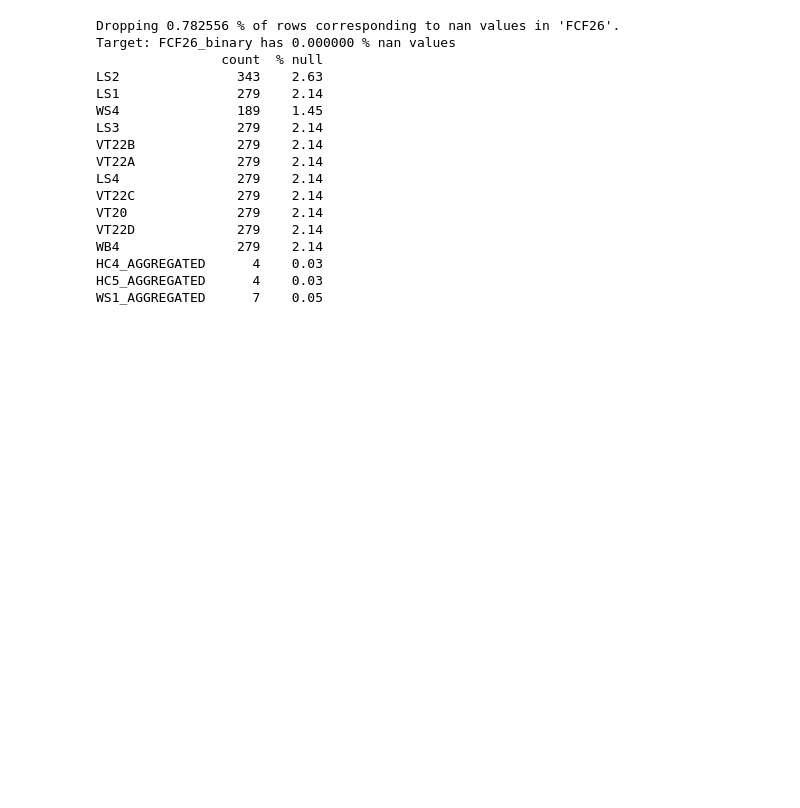
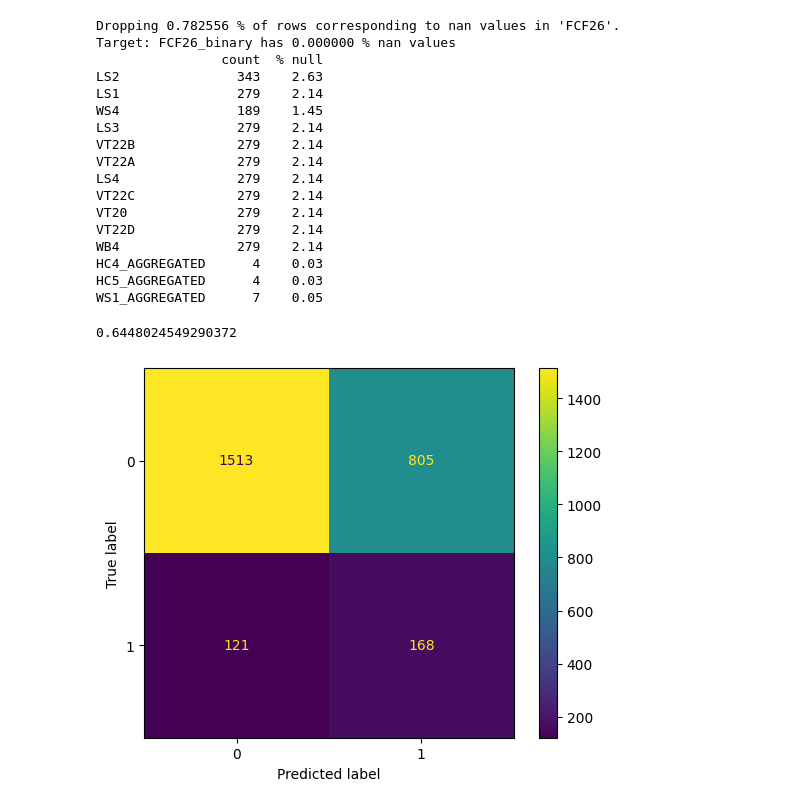
Before and after one commit to bendesousa/ML-Project, a Jupyter notebook: eda_draft.ipynb, the cells around one changed output. Saved outputs shown, nothing was run; the diff lists cells and outputs as text; code cells hidden in the pictures; blank space fills up the shorter version.

```diff
--- a/eda_draft.ipynb
+++ b/eda_draft.ipynb
@@ -111,7 +111,7 @@ feature_config = {
             "NEITHER HAPPY NOR UNHAPPY": 2,
             "SOMEWHAT HAPPY": 3,
             "VERY HAPPY": 4,
-            "NO RESPONSE": None,
+            "NO RESPONSE": -1,
         },
     },
     # LS2 To Mother: mother's happiness level 0-10
@@ -129,7 +129,7 @@ feature_config = {
             "WORSENED": 0,
             "MORE OR LESS THE SAME": 1,
             "IMPROVED": 2,
-            "NO RESPONSE": None,
+            "NO RESPONSE": -1,
         },
     },
     # LS4: To Mother: And in one year from now, do you expect that your life
@@ -140,7 +140,7 @@ feature_config = {
             "WORSE": 0,
             "MORE OR LESS THE SAME": 1,
             "BETTER": 2,
-            "NO RESPONSE": None,
+            "NO RESPONSE": -1,
         },
     },
     # WS4: How long does it take for members of your household to go there,
@@ -157,8 +157,8 @@ feature_config = {
         "map": {
             "NO, ALWAYS SUFFICIENT": 0,
             "YES, AT LEAST ONCE": 1,
-            "DK": None,
-            "NO RESPONSE": None,
+            "DK": -1,
+            "NO RESPONSE": -1,
         },
     },
     # VT20: To Mother: How safe do you feel walking alone in your neighbourhood
@@ -170,7 +170,7 @@ feature_config = {
             "NEVER WALK ALONE AFTER DARK": 2,
             "SAFE": 3,
             "VERY SAFE": 4,
-            "NO RESPONSE": None,
+            "NO RESPONSE": -1,
         },
     },
     # VT22: In the past 12 months, have you personally felt discriminated
@@ -206,7 +206,7 @@ feature_config = {
         "numeric": True
     },
     # HC12: Does any member of your household have a mobile telephone?
-    FeatureNames.HC12: {"map": {"NO": 0, "YES": 1, "NO RESPONSE": None}},
+    FeatureNames.HC12: {"map": {"NO": 0, "YES": 1, "NO RESPONSE": -1}},
     # MSTATUS: marital status of mother
     FeatureNames.MSTATUS: {
         "map": {
@@ -234,7 +234,7 @@ feature_config = {
             "NO": 0,
             "YES, OFF-GRID (GENERATOR/ISOLATED SYSTEM)": 1,
             "YES, INTERCONNECTED GRID": 2,
-            "NO RESPONSE": None,
+            "NO RESPONSE": -1,
         },
     },
 
@@ -444,6 +444,9 @@ unicef_df_filtered[FeatureNames.FCD2J_ANSWERED] = (unicef_df_filtered[FeatureNam
 # And whether husband/partner age is known or not in the dataset.
 unicef_df_filtered[FeatureNames.MA2_KNOWN] = (unicef_df_filtered[FeatureNames.MA2]  != -1).astype(int)
 
+# Drop the 1 row where MSTATUS is "9.0"; because the value "9.0" does not make sense.
+unicef_df_filtered = unicef_df_filtered[unicef_df_filtered["MSTATUS"] != "9.0"]
+
 null_summary = pd.DataFrame({
     "count": unicef_df_filtered.isnull().sum(),
     "% null": unicef_df_filtered.isnull().mean() * 100
@@ -480,3 +483,20 @@ x = unicef_df_filtered.drop(columns=[FeatureNames.FCF26_BINARY])
 y = unicef_df_filtered[FeatureNames.FCF26_BINARY]
 
 x_train, x_test, y_train, y_test = train_test_split(x, y, test_size=0.2, random_state=42)
+# %%
+from sklearn.linear_model import LogisticRegression
+
+model = LogisticRegression(class_weight="balanced", random_state=42, max_iter=10000, solver="saga")
+model.fit(x_train, y_train)
+
+y_pred = model.predict(x_test)
+# %%
+from sklearn.metrics import ConfusionMatrixDisplay
+from sklearn.metrics import accuracy_score
+
+print(accuracy_score(y_test, y_pred))
+ConfusionMatrixDisplay.from_predictions(y_test, y_pred)
+plt.show()
+# %% [output]
+0.6448024549290372
+[figure, added]
```
Also changed, not shown: parts of 2 cells of this notebook.
